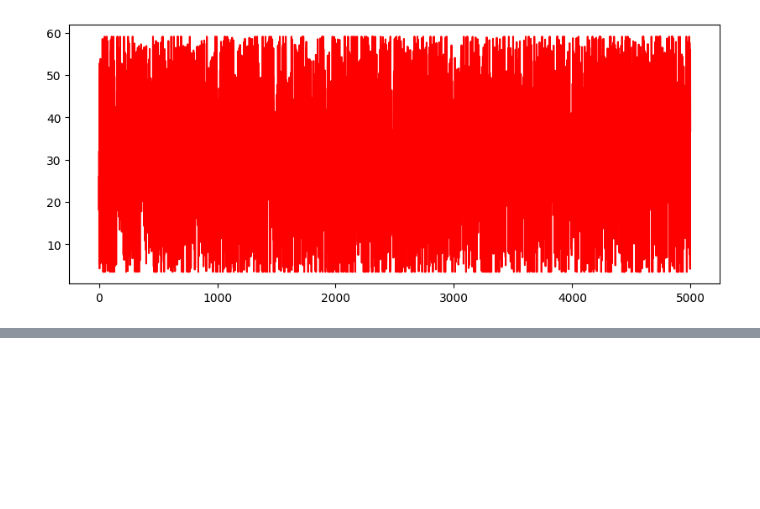
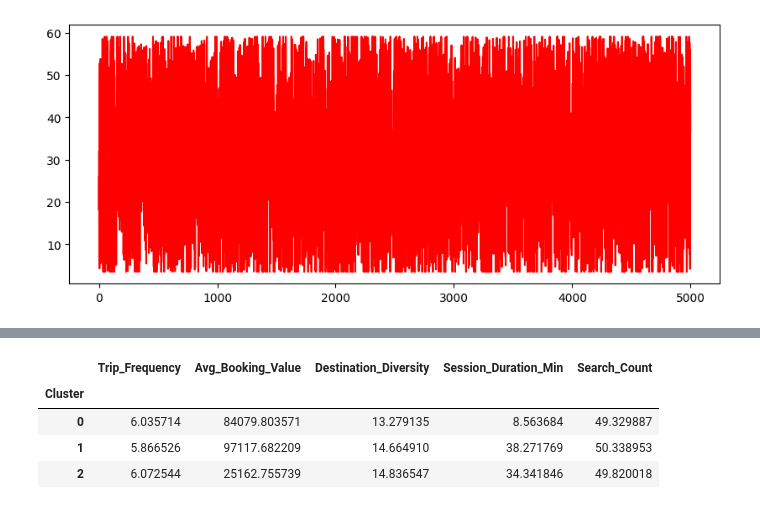
Before and after one commit to arsingla786/AI-project-Delivery_Status_Prediction, a Jupyter notebook: (3)travel_customer_segmentation.ipynb, the cells around one changed output, grey strips where cells are left out. Cells and saved outputs as stored; diff of their text form; code cells hidden in the pictures; blank space fills up the shorter version.

```diff
--- a/(3)travel_customer_segmentation.ipynb
+++ b/(3)travel_customer_segmentation.ipynb
@@ -176,0 +251,16 @@ Silhouette Score: 0.14800034754834215
+# %%
+cluster_summary = df.groupby('Cluster')[
+    ['Trip_Frequency',
+     'Avg_Booking_Value',
+     'Destination_Diversity',
+     'Session_Duration_Min',
+     'Search_Count']
+].mean()
+
+cluster_summary
+# %% [output]
+|  | Trip_Frequency | Avg_Booking_Value | Destination_Diversity | Session_Duration_Min | Search_Count |
+| Cluster |  |  |  |  |  |
+| 0 | 6.035714 | 84079.803571 | 13.279135 | 8.563684 | 49.329887 |
+| 1 | 5.866526 | 97117.682209 | 14.664910 | 38.271769 | 50.338953 |
+| 2 | 6.072544 | 25162.755739 | 14.836547 | 34.341846 | 49.820018 |
```
Also changed, not shown: parts of 9 cells of this notebook.
